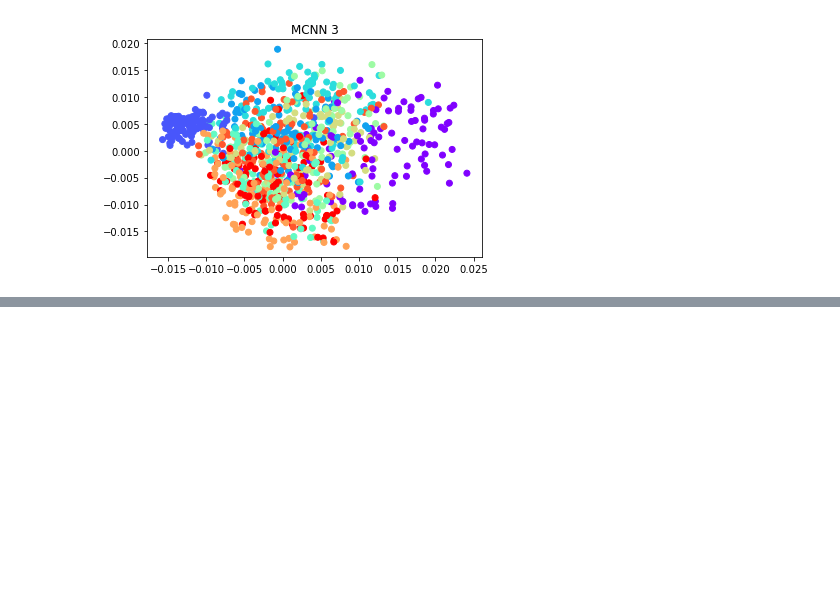
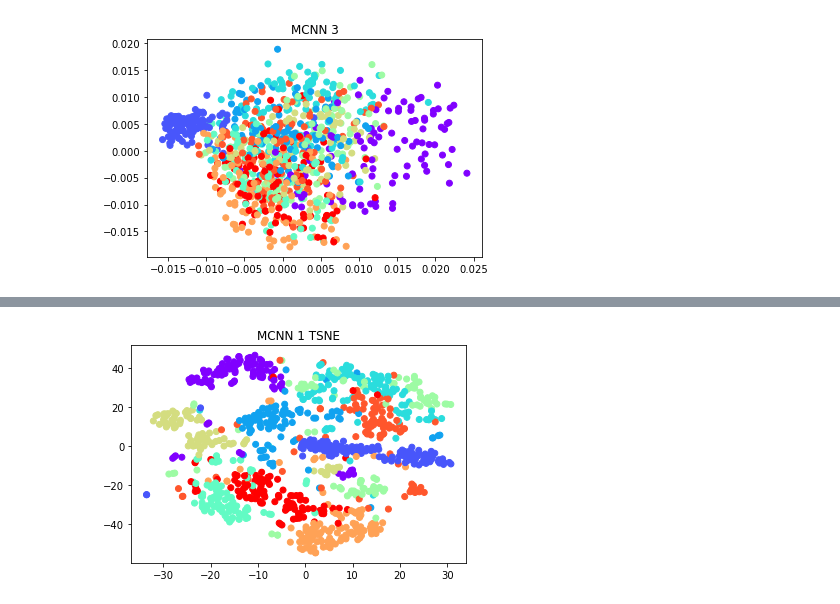
Before and after one commit to seanjaffe1/Non-Euclidean_Mon_Op_Net, a Jupyter notebook: embeddings.ipynb, the cells around one changed output, grey strips where cells are left out. Cells and saved outputs as stored; diff of their text form; code cells hidden in the pictures; blank space fills up the shorter version.

```diff
--- a/embeddings.ipynb
+++ b/embeddings.ipynb
@@ -211,0 +223,5 @@ plot_pca(embs_m2[2][0:1000], labels_m2[0:1000], "MCNN 3")
+# %%
+n=1000
+plot_tsne(embs_m2[0][0:n], labels_m2[0:n], "MCNN 1")
+# %% [output]
+[figure, added]
```
Also changed, not shown: parts of 7 cells of this notebook.
